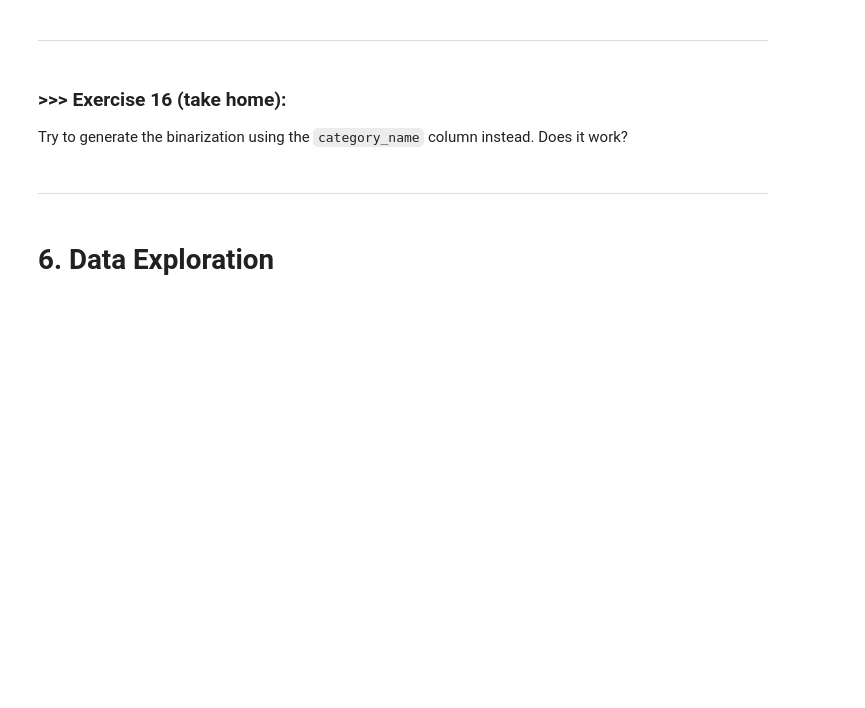
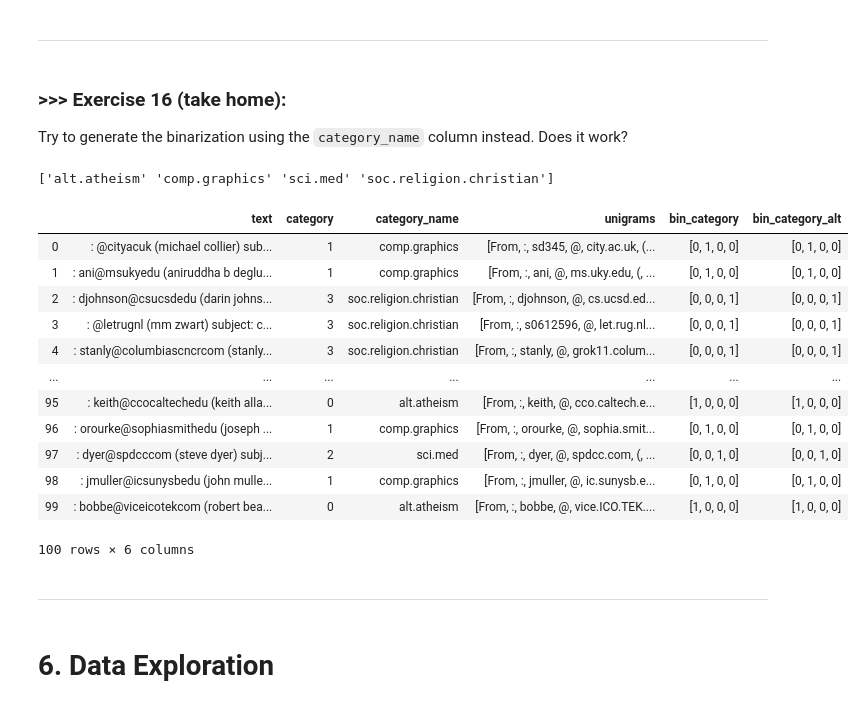
Before and after one commit to derrxb/DM19-Lab1-Master, a Jupyter notebook: DM19-Lab1-Master.ipynb, the cells around one changed output. Saved outputs shown, nothing was run; the diff lists cells and outputs as text; code cells hidden in the pictures; blank space fills up the shorter version.

```diff
--- a/DM19-Lab1-Master.ipynb
+++ b/DM19-Lab1-Master.ipynb
@@ -1389,3 +1533,29 @@ Try to generate the binarization using the `category_name` column instead. Does
+# %%
+mlb2 = preprocessing.LabelBinarizer()
+mlb.fit(X.category_name)
+print(mlb.classes_)
+X['bin_category_alt'] = mlb.transform(X['category_name']).tolist()
+# %% [output]
+['alt.atheism' 'comp.graphics' 'sci.med' 'soc.religion.christian']
+# %%
+# Answer Here
+# Yes, performing the one hot encodingon the column name works here. If you obseve the dataframe below, you can
+# see that the one-hot encoding in `bin_category` and `bin_category_alt` are the same.
+X[0:100]
+# %% [output]
+|  | text | category | category_name | unigrams | bin_category | bin_category_alt |
+| 0 | : @cityacuk (michael collier) sub... | 1 | comp.graphics | [From, :, sd345, @, city.ac.uk, (... | [0, 1, 0, 0] | [0, 1, 0, 0] |
+| 1 | : ani@msukyedu (aniruddha b deglu... | 1 | comp.graphics | [From, :, ani, @, ms.uky.edu, (, ... | [0, 1, 0, 0] | [0, 1, 0, 0] |
+| 2 | : djohnson@csucsdedu (darin johns... | 3 | soc.religion.christian | [From, :, djohnson, @, cs.ucsd.ed... | [0, 0, 0, 1] | [0, 0, 0, 1] |
+| 3 | : @letrugnl (mm zwart) subject: c... | 3 | soc.religion.christian | [From, :, s0612596, @, let.rug.nl... | [0, 0, 0, 1] | [0, 0, 0, 1] |
+| 4 | : stanly@columbiascncrcom (stanly... | 3 | soc.religion.christian | [From, :, stanly, @, grok11.colum... | [0, 0, 0, 1] | [0, 0, 0, 1] |
+| ... | ... | ... | ... | ... | ... | ... |
+| 95 | : keith@ccocaltechedu (keith alla... | 0 | alt.atheism | [From, :, keith, @, cco.caltech.e... | [1, 0, 0, 0] | [1, 0, 0, 0] |
+| 96 | : orourke@sophiasmithedu (joseph ... | 1 | comp.graphics | [From, :, orourke, @, sophia.smit... | [0, 1, 0, 0] | [0, 1, 0, 0] |
+| 97 | : dyer@spdcccom (steve dyer) subj... | 2 | sci.med | [From, :, dyer, @, spdcc.com, (, ... | [0, 0, 1, 0] | [0, 0, 1, 0] |
+| 98 | : jmuller@icsunysbedu (john mulle... | 1 | comp.graphics | [From, :, jmuller, @, ic.sunysb.e... | [0, 1, 0, 0] | [0, 1, 0, 0] |
+| 99 | : bobbe@viceicotekcom (robert bea... | 0 | alt.atheism | [From, :, bobbe, @, vice.ICO.TEK.... | [1, 0, 0, 0] | [1, 0, 0, 0] |
+100 rows × 6 columns
 # %% [markdown]
 ---
 # %% [markdown]
```
Also changed, not shown: parts of 30 cells of this notebook.
